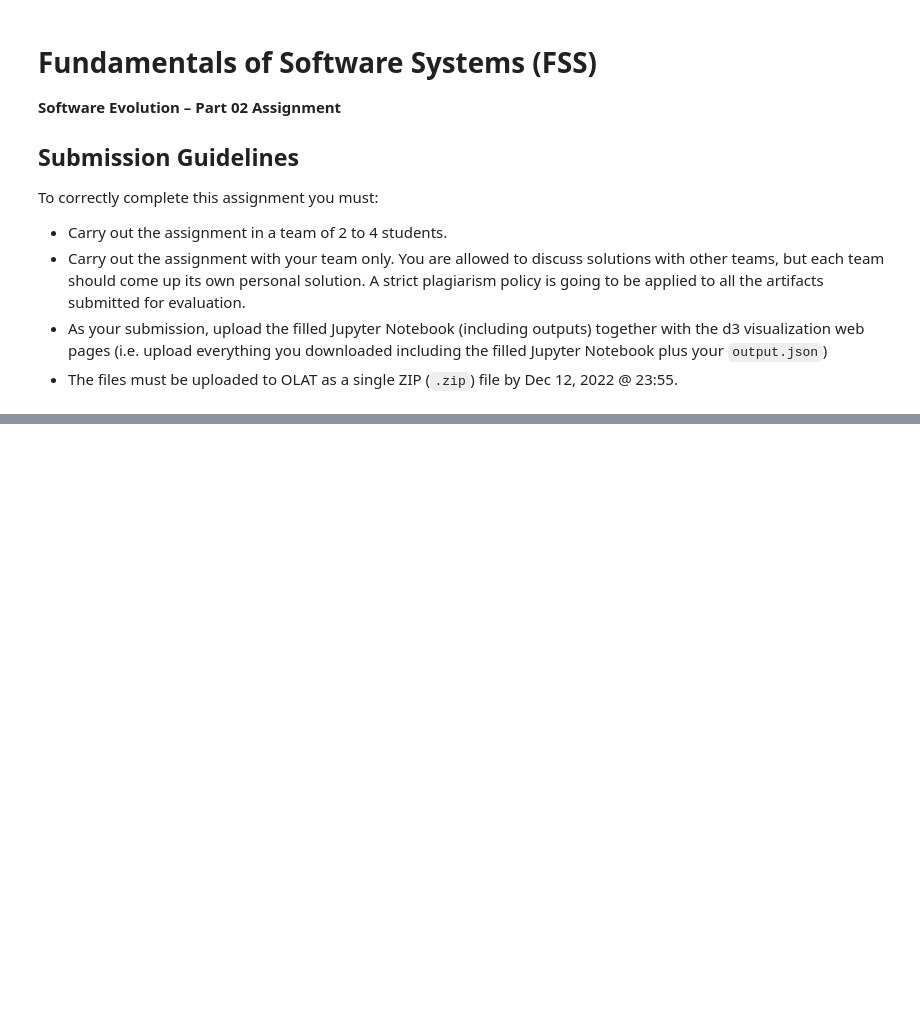
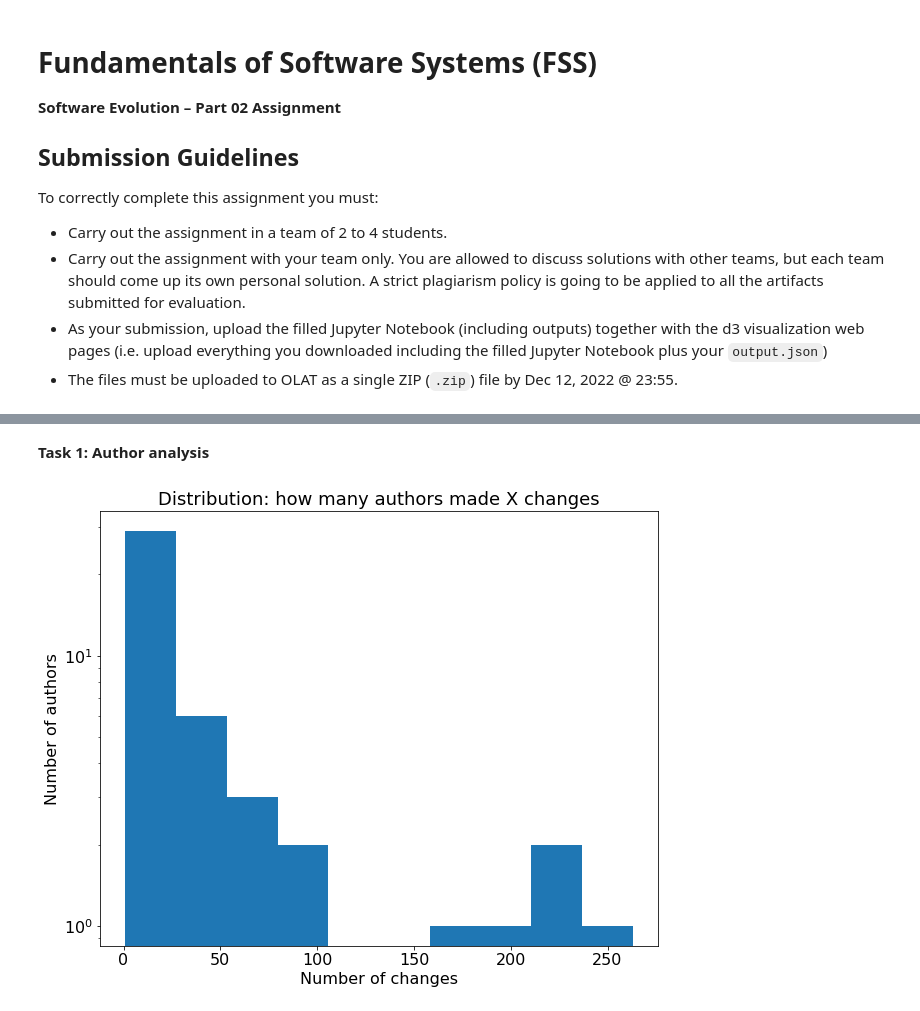
Before and after one commit to Shymsky/SOSY_SE, a Jupyter notebook: FSS-SEII-Assignment_SUBMISSION.ipynb, the cells around one changed output, grey strips where cells are left out. Cells and saved outputs as stored; diff of their text form; code cells hidden in the pictures; blank space fills up the shorter version.

```diff
--- a/FSS-SEII-Assignment_SUBMISSION.ipynb
+++ b/FSS-SEII-Assignment_SUBMISSION.ipynb
@@ -154,0 +20,7 @@ Based on the above, discuss if the outlier is a false positive or should be a re
+# %% [markdown]
+**Task 1: Author analysis**
+# %%
+elastic_path = "C:\\Users\\luist\\OneDrive\\Escritorio\\SOSY-SE-ASSIGNMENT\\elastic\\elasticsearch"
+# elastic_path = "C:\\Users\\szymo\\Desktop\\SOSy_repos\\elasticsearch"
+# %%
+repo = pydriller.Repository(elastic_path, from_tag="v1.0.0", to_tag="v1.1.0")
@@ -154,0 +42,33 @@ Based on the above, discuss if the outlier is a false positive or should be a re
+# %%
+# we create the dictionary author => number of modified files
+
+authors_nmodif_dictionary = {}
+
+for c in repo.traverse_commits():
+    for mf in c.modified_files:
+        if mf.new_path:
+            if mf.new_path.endswith('.java'):
+                if c.author.name not in authors_nmodif_dictionary:
+                    authors_nmodif_dictionary[c.author.name] = 1
+                else:
+                    authors_nmodif_dictionary[c.author.name] += 1
+        else:
+            if mf.old_path.endswith('.java'):
+                if c.author.name not in authors_nmodif_dictionary:
+                    authors_nmodif_dictionary[c.author.name] = 1
+                else:
+                    authors_nmodif_dictionary[c.author.name] += 1
+authors_nmodif_dictionary = {k: v for k, v in sorted(authors_nmodif_dictionary.items(), key=lambda item: item[1], reverse=True)}
+# %%
+# visualization: number of authors (y) who modified n files (x)
+
+plt.figure(figsize=(10,8))
+plt.title("Distribution: how many authors made X changes", fontsize=18)
+plt.hist(list(authors_nmodif_dictionary.values()), bins=10)
+plt.yscale('log')
+plt.xlabel("Number of changes", fontsize=16)
+plt.ylabel("Number of authors", fontsize=16)
+plt.tick_params(axis='both', labelsize=16)
+plt.show()
+# %% [output]
+[figure, added]
```
Also changed, not shown: parts of 35 cells of this notebook, 3 other files.
